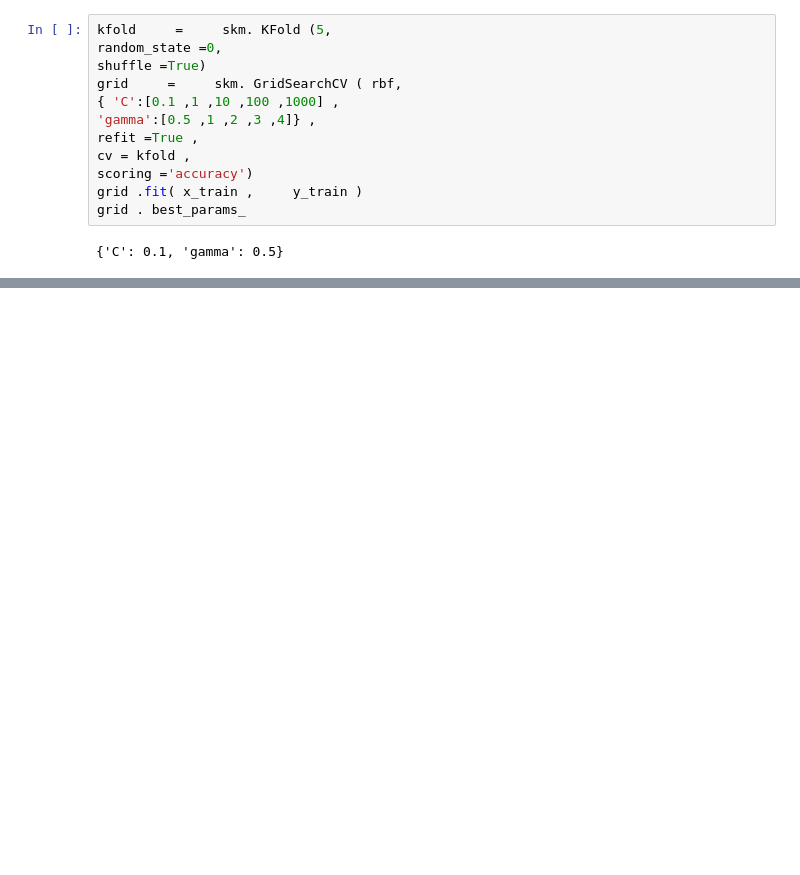
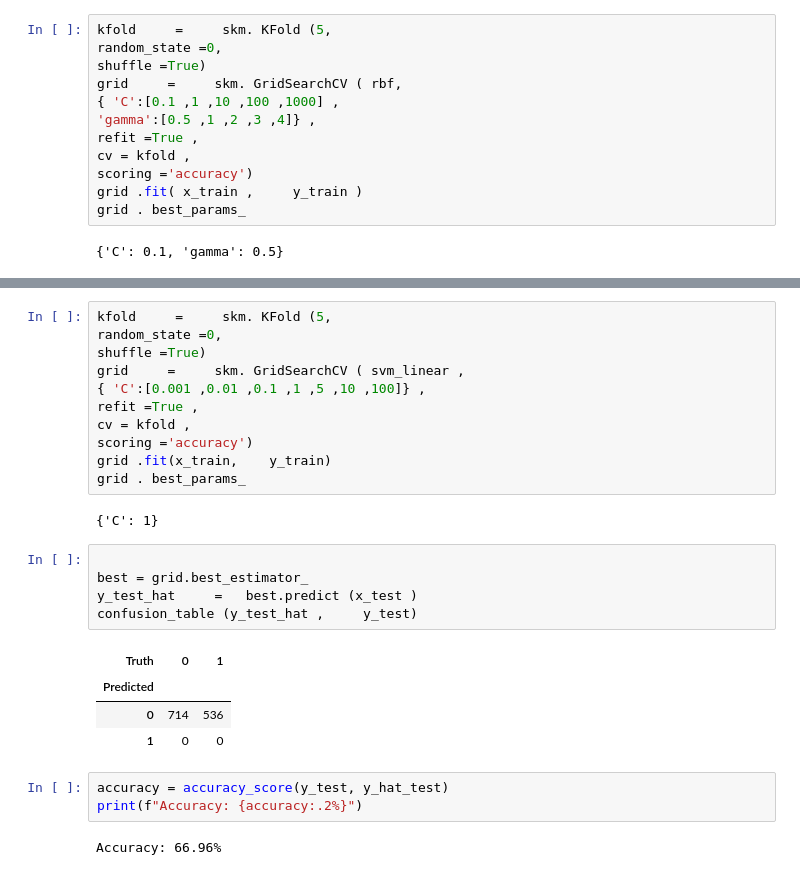
Before and after one commit to wend1k3/Wussap, a Jupyter notebook: vectorMachines.ipynb, the cells around one changed output, grey strips where cells are left out. Saved outputs shown, nothing was run; the diff lists cells and outputs as text; blank space fills up the shorter version.

```diff
--- a/vectorMachines.ipynb
+++ b/vectorMachines.ipynb
@@ -180,0 +186,28 @@ Accuracy: 61.44%
+# %%
+kfold     =     skm. KFold (5,
+random_state =0,
+shuffle =True)
+grid     =     skm. GridSearchCV ( svm_linear ,
+{ 'C':[0.001 ,0.01 ,0.1 ,1 ,5 ,10 ,100]} ,
+refit =True ,
+cv = kfold ,
+scoring ='accuracy')
+grid .fit(x_train,    y_train)
+grid . best_params_
+# %% [output]
+{'C': 1}
+# %%
+
+best = grid.best_estimator_
+y_test_hat     =   best.predict (x_test )
+confusion_table (y_test_hat ,     y_test)
+# %% [output]
+| Truth | 0 | 1 |
+| Predicted |  |  |
+| 0 | 714 | 536 |
+| 1 | 0 | 0 |
+# %%
+accuracy = accuracy_score(y_test, y_hat_test)
+print(f"Accuracy: {accuracy:.2%}")
+# %% [output]
+Accuracy: 66.96%
```
Also changed, not shown: parts of 16 cells of this notebook.
